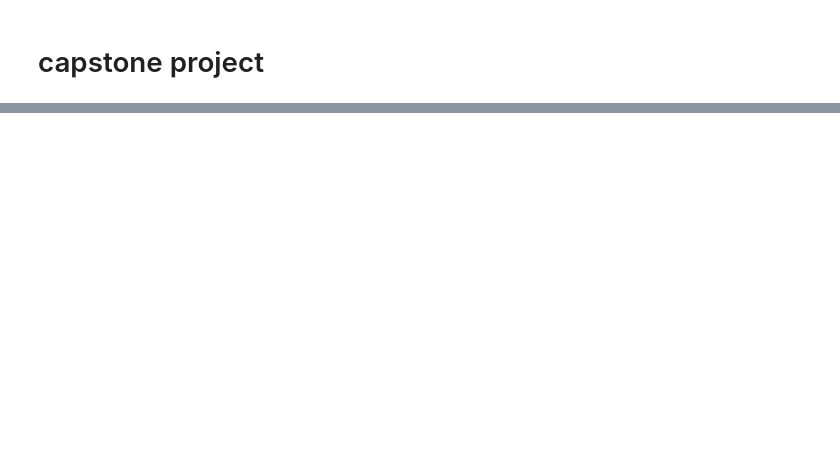
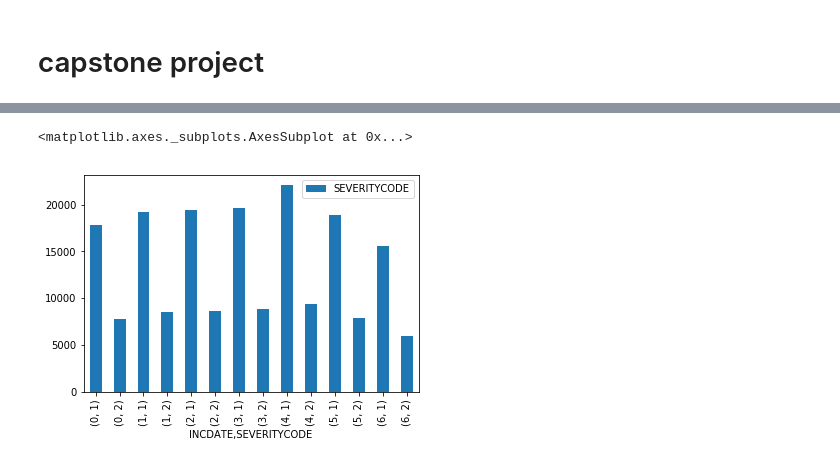
Before and after one commit to Carisa-Li/Coursera_Capstone, a Jupyter notebook: Applied Data Science Capstone.ipynb, the cells around one changed output, grey strips where cells are left out. Drawn from its saved outputs; the diff is of its cells as text; code cells hidden in the pictures; blank space fills up the shorter version.

```diff
--- a/Applied Data Science Capstone.ipynb
+++ b/Applied Data Science Capstone.ipynb
@@ -11,0 +17,12 @@ df=pd.read_csv('https://s3.us.cloud-object-storage.appdomain.cloud/cf-courses-da
+# %%
+df['STATUS'].replace(to_replace=['Unmatched','Matched'], value=[0,1],inplace=True)
+df['INATTENTIONIND'].replace(to_replace=['NaN','Y'], value=[0,1],inplace=True)
+df['PEDROWNOTGRNT'].replace(to_replace=['NaN','Y'], value=[0,1],inplace=True)
+df['SPEEDING'].replace(to_replace=['NaN','Y'], value=[0,1],inplace=True)
+df['UNDERINFL'].replace(to_replace=['N','0','Y','1'], value=[0,0,1,1],inplace=True)
+df['HITPARKEDCAR'].replace(to_replace=['N','Y'], value=[0,1],inplace=True)
+df.fillna(0, inplace=True)
+# %%
+df['ST_COLCODE']=df['ST_COLCODE'].apply(lambda x: np.NaN if str(x).isspace() else x)
+df.dropna(inplace=True)
+pd.to_numeric(df['ST_COLCODE'])
@@ -11,0 +47,10 @@ df=pd.read_csv('https://s3.us.cloud-object-storage.appdomain.cloud/cf-courses-da
+# %%
+df['COLLISIONTYPE'].replace(to_replace=['Other'], value=[0],inplace=True)
+df['JUNCTIONTYPE'].replace(to_replace=['Unknown'], value=[0],inplace=True)
+df['WEATHER'].replace(to_replace=['Other','Unknown'], value=[0,0],inplace=True)
+df['ROADCOND'].replace(to_replace=['Other','Unknown'], value=[0,0],inplace=True)
+df['LIGHTCOND'].replace(to_replace=['Other','Unknown'], value=[0,0],inplace=True)
+# %%
+df['INCDATE'] = pd.to_datetime(df['INCDATE'])
+df['INCDATE'] = df['INCDATE'].dt.dayofweek
+df.head()
@@ -11,0 +70,6 @@ df=pd.read_csv('https://s3.us.cloud-object-storage.appdomain.cloud/cf-courses-da
+# %%
+pic=df.groupby(['INCDATE'])['SEVERITYCODE'].value_counts().to_frame()
+pic.plot(kind='bar')
+# %% [output]
+<matplotlib.axes._subplots.AxesSubplot at 0x...>
+[figure, added]
```
Also changed, not shown: parts of 47 cells of this notebook.
